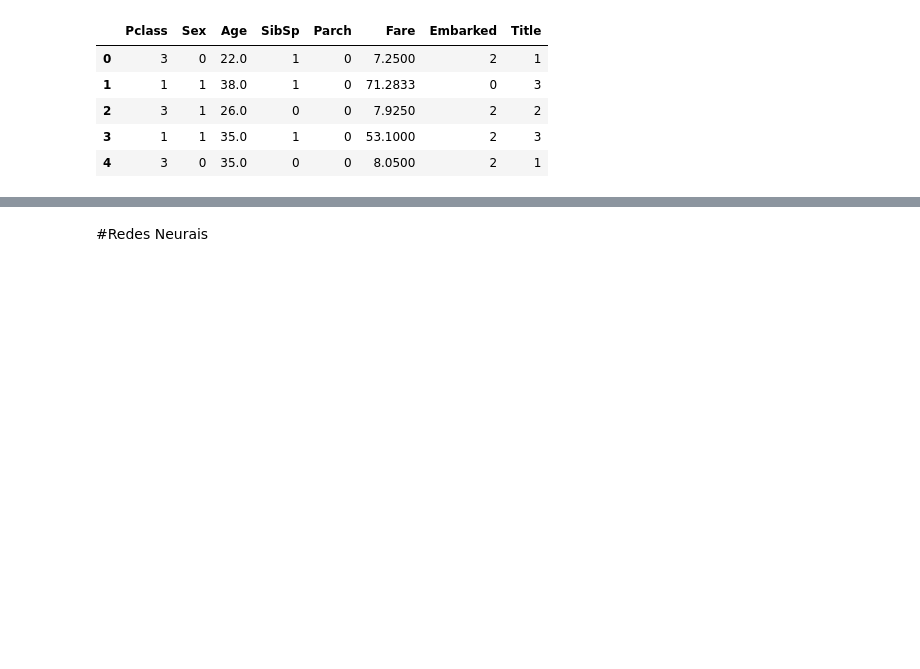
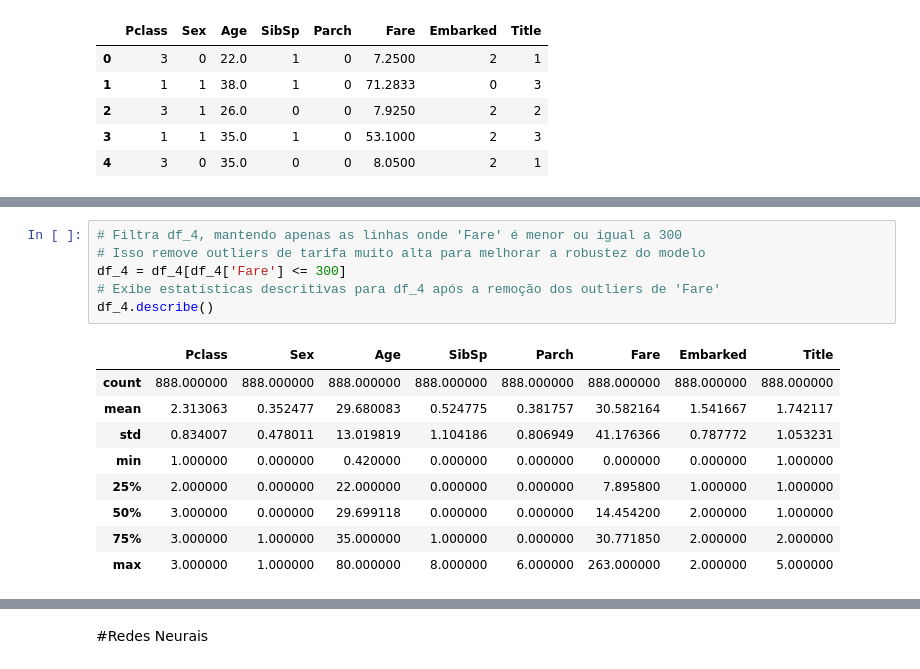
Before and after one commit to thalesgmendes/titanic-survival-analysis, a Jupyter notebook: Rede_Neurais_Avaliação_P3.ipynb, the cells around one changed output, grey strips where cells are left out. Drawn from its saved outputs; the diff is of its cells as text; blank space fills up the shorter version.

```diff
--- a/Rede_Neurais_Avaliação_P3.ipynb
+++ b/Rede_Neurais_Avaliação_P3.ipynb
@@ -330,3 +330,19 @@ df_3.describe()
 | 50% | 0.000000 | 3.000000 | 0.000000 | 29.699118 | 0.000000 | 0.000000 | 14.454200 | 2.000000 | 1.000000 |
 | 75% | 1.000000 | 3.000000 | 1.000000 | 35.000000 | 1.000000 | 0.000000 | 31.000000 | 2.000000 | 2.000000 |
 | max | 1.000000 | 3.000000 | 1.000000 | 80.000000 | 8.000000 | 6.000000 | 512.329200 | 2.000000 | 5.000000 |
+# %%
+# Filtra df_4, mantendo apenas as linhas onde 'Fare' é menor ou igual a 300
+# Isso remove outliers de tarifa muito alta para melhorar a robustez do modelo
+df_4 = df_4[df_4['Fare'] <= 300]
+# Exibe estatísticas descritivas para df_4 após a remoção dos outliers de 'Fare'
+df_4.describe()
+# %% [output]
+|  | Pclass | Sex | Age | SibSp | Parch | Fare | Embarked | Title |
+| count | 888.000000 | 888.000000 | 888.000000 | 888.000000 | 888.000000 | 888.000000 | 888.000000 | 888.000000 |
+| mean | 2.313063 | 0.352477 | 29.680083 | 0.524775 | 0.381757 | 30.582164 | 1.541667 | 1.742117 |
+| std | 0.834007 | 0.478011 | 13.019819 | 1.104186 | 0.806949 | 41.176366 | 0.787772 | 1.053231 |
+| min | 1.000000 | 0.000000 | 0.420000 | 0.000000 | 0.000000 | 0.000000 | 0.000000 | 1.000000 |
+| 25% | 2.000000 | 0.000000 | 22.000000 | 0.000000 | 0.000000 | 7.895800 | 1.000000 | 1.000000 |
+| 50% | 3.000000 | 0.000000 | 29.699118 | 0.000000 | 0.000000 | 14.454200 | 2.000000 | 1.000000 |
+| 75% | 3.000000 | 1.000000 | 35.000000 | 1.000000 | 0.000000 | 30.771850 | 2.000000 | 2.000000 |
+| max | 3.000000 | 1.000000 | 80.000000 | 8.000000 | 6.000000 | 263.000000 | 2.000000 | 5.000000 |
```
Also changed, not shown: parts of 3 cells of this notebook.
